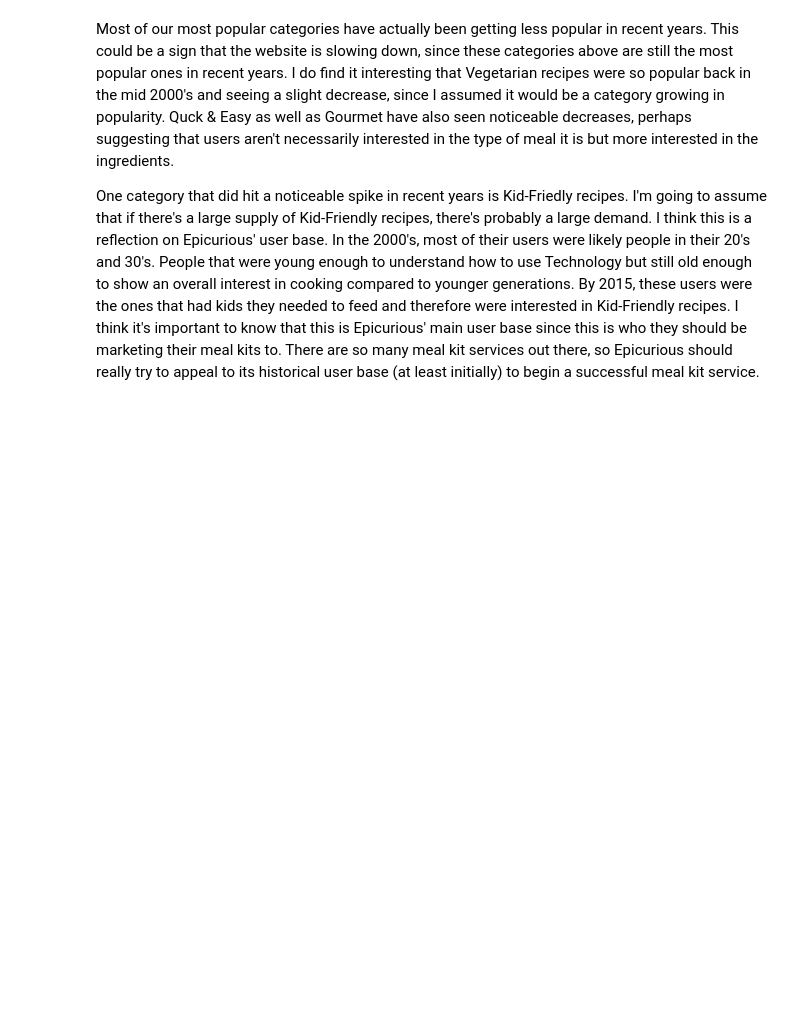
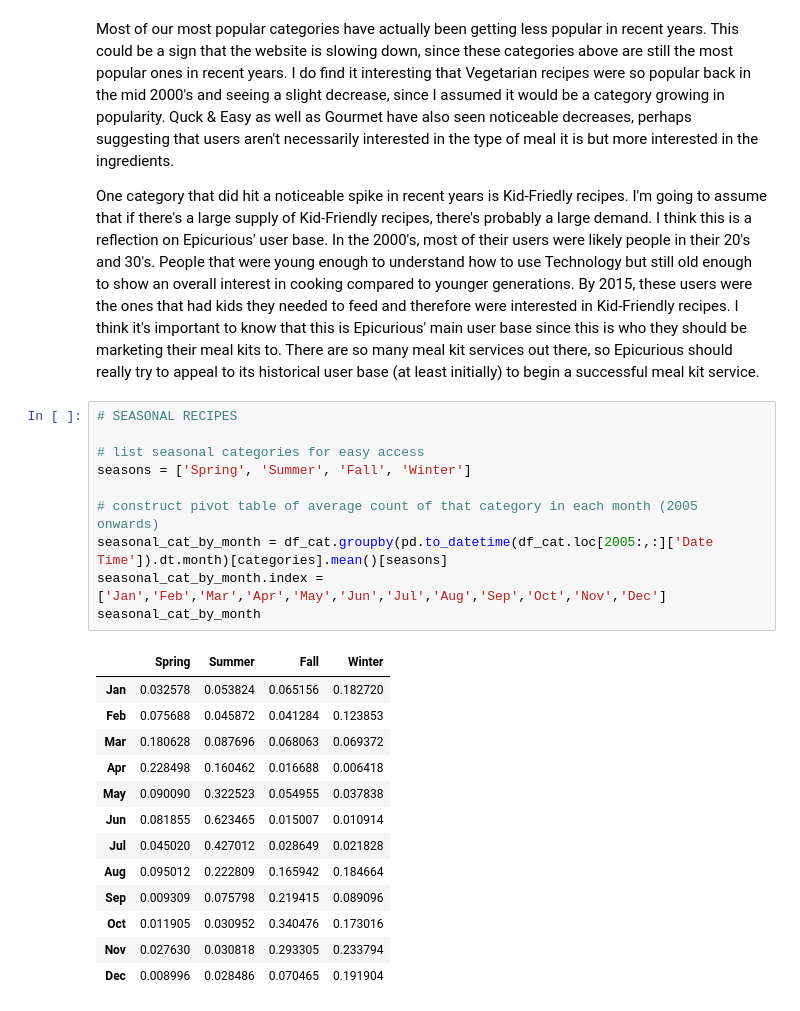
Before and after one commit to isabelvanzijl/Capstone-Project-2, a Jupyter notebook: Exploratory_Data_Analysis.ipynb, the cells around one changed output. Drawn from its saved outputs; the diff is of its cells as text; blank space fills up the shorter version.

```diff
--- a/Exploratory_Data_Analysis.ipynb
+++ b/Exploratory_Data_Analysis.ipynb
@@ -396,3 +432,27 @@ for k in range(len(top_cats)):
 Most of our most popular categories have actually been getting less popular in recent years. This could be a sign that the website is slowing down, since these categories above are still the most popular ones in recent years. I do find it interesting that Vegetarian recipes were so popular back in the mid 2000's and seeing a slight decrease, since I assumed it would be a category growing in popularity. Quck & Easy as well as Gourmet have also seen noticeable decreases, perhaps suggesting that users aren't necessarily interested in the type of meal it is but more interested in the ingredients.
 
 One category that did hit a noticeable spike in recent years is Kid-Friedly recipes. I'm going to assume that if there's a large supply of Kid-Friendly recipes, there's probably a large demand. I think this is a reflection on Epicurious' user base. In the 2000's, most of their users were likely people in their 20's and 30's. People that were young enough to understand how to use Technology but still old enough to show an overall interest in cooking compared to younger generations. By 2015, these users were the ones that had kids they needed to feed and therefore were interested in Kid-Friendly recipes. I think it's important to know that this is Epicurious' main user base since this is who they should be marketing their meal kits to. There are so many meal kit services out there, so Epicurious should really try to appeal to its historical user base (at least initially) to begin a successful meal kit service.
+# %%
+# SEASONAL RECIPES
+
+# list seasonal categories for easy access
+seasons = ['Spring', 'Summer', 'Fall', 'Winter']
+
+# construct pivot table of average count of that category in each month (2005 onwards)
+seasonal_cat_by_month = df_cat.groupby(pd.to_datetime(df_cat.loc[2005:,:]['Date Time']).dt.month)[categories].mean()[seasons]
+seasonal_cat_by_month.index = ['Jan','Feb','Mar','Apr','May','Jun','Jul','Aug','Sep','Oct','Nov','Dec']
+seasonal_cat_by_month
+# %% [output]
+|  | Spring | Summer | Fall | Winter |
+| Jan | 0.032578 | 0.053824 | 0.065156 | 0.182720 |
+| Feb | 0.075688 | 0.045872 | 0.041284 | 0.123853 |
+| Mar | 0.180628 | 0.087696 | 0.068063 | 0.069372 |
+| Apr | 0.228498 | 0.160462 | 0.016688 | 0.006418 |
+| May | 0.090090 | 0.322523 | 0.054955 | 0.037838 |
+| Jun | 0.081855 | 0.623465 | 0.015007 | 0.010914 |
+| Jul | 0.045020 | 0.427012 | 0.028649 | 0.021828 |
+| Aug | 0.095012 | 0.222809 | 0.165942 | 0.184664 |
+| Sep | 0.009309 | 0.075798 | 0.219415 | 0.089096 |
+| Oct | 0.011905 | 0.030952 | 0.340476 | 0.173016 |
+| Nov | 0.027630 | 0.030818 | 0.293305 | 0.233794 |
+| Dec | 0.008996 | 0.028486 | 0.070465 | 0.191904 |
```
Also changed, not shown: parts of 9 cells of this notebook.
